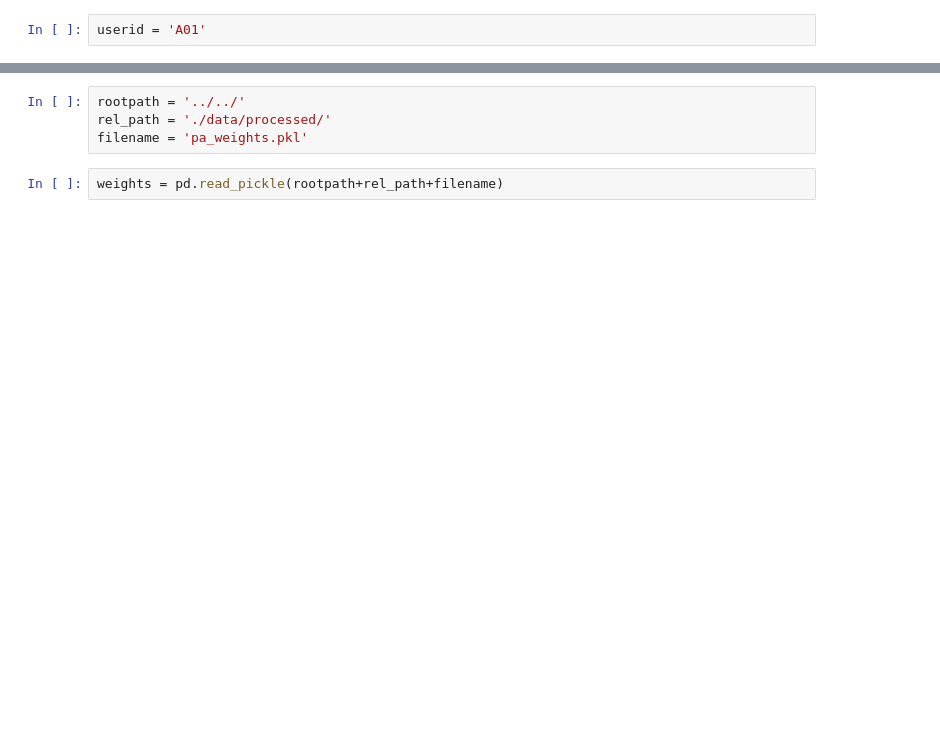
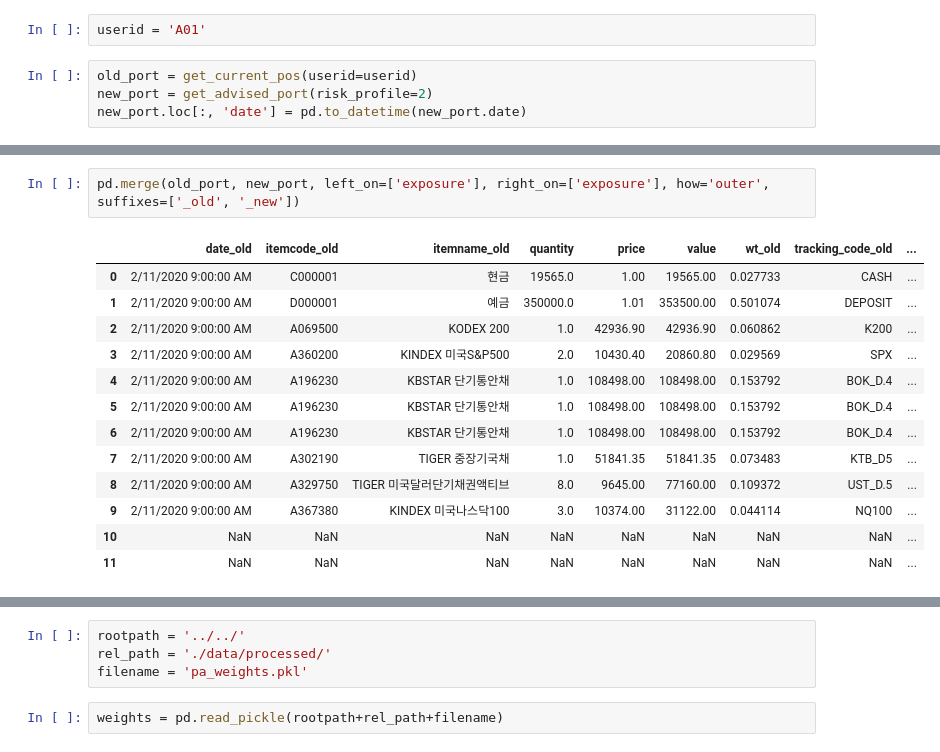
Before and after one commit to my2582/kisra, a Jupyter notebook: src/models/get_ordersheet.ipynb, the cells around one changed output, grey strips where cells are left out. Drawn from its saved outputs; the diff is of its cells as text; blank space fills up the shorter version.

```diff
--- a/src/models/get_ordersheet.ipynb
+++ b/src/models/get_ordersheet.ipynb
@@ -3,2 +11,6 @@ import pandas as pd
 # %%
 userid = 'A01'
+# %%
+old_port = get_current_pos(userid=userid)
+new_port = get_advised_port(risk_profile=2)
+new_port.loc[:, 'date'] = pd.to_datetime(new_port.date)
@@ -4,0 +39,16 @@ userid = 'A01'
+# %%
+pd.merge(old_port, new_port, left_on=['exposure'], right_on=['exposure'], how='outer', suffixes=['_old', '_new'])
+# %% [output]
+|  | date_old | itemcode_old | itemname_old | quantity | price | value | wt_old | tracking_code_old | ... |
+| 0 | 2/11/2020 9:00:00 AM | C000001 | 현금 | 19565.0 | 1.00 | 19565.00 | 0.027733 | CASH | ... |
+| 1 | 2/11/2020 9:00:00 AM | D000001 | 예금 | 350000.0 | 1.01 | 353500.00 | 0.501074 | DEPOSIT | ... |
+| 2 | 2/11/2020 9:00:00 AM | A069500 | KODEX 200 | 1.0 | 42936.90 | 42936.90 | 0.060862 | K200 | ... |
+| 3 | 2/11/2020 9:00:00 AM | A360200 | KINDEX 미국S&P500 | 2.0 | 10430.40 | 20860.80 | 0.029569 | SPX | ... |
+| 4 | 2/11/2020 9:00:00 AM | A196230 | KBSTAR 단기통안채 | 1.0 | 108498.00 | 108498.00 | 0.153792 | BOK_D.4 | ... |
+| 5 | 2/11/2020 9:00:00 AM | A196230 | KBSTAR 단기통안채 | 1.0 | 108498.00 | 108498.00 | 0.153792 | BOK_D.4 | ... |
+| 6 | 2/11/2020 9:00:00 AM | A196230 | KBSTAR 단기통안채 | 1.0 | 108498.00 | 108498.00 | 0.153792 | BOK_D.4 | ... |
+| 7 | 2/11/2020 9:00:00 AM | A302190 | TIGER 중장기국채 | 1.0 | 51841.35 | 51841.35 | 0.073483 | KTB_D5 | ... |
+| 8 | 2/11/2020 9:00:00 AM | A329750 | TIGER 미국달러단기채권액티브 | 8.0 | 9645.00 | 77160.00 | 0.109372 | UST_D.5 | ... |
+| 9 | 2/11/2020 9:00:00 AM | A367380 | KINDEX 미국나스닥100 | 3.0 | 10374.00 | 31122.00 | 0.044114 | NQ100 | ... |
+| 10 | NaN | NaN | NaN | NaN | NaN | NaN | NaN | NaN | ... |
+| 11 | NaN | NaN | NaN | NaN | NaN | NaN | NaN | NaN | ... |
```
Also changed, not shown: parts of 34 cells of this notebook, 17 other files.
